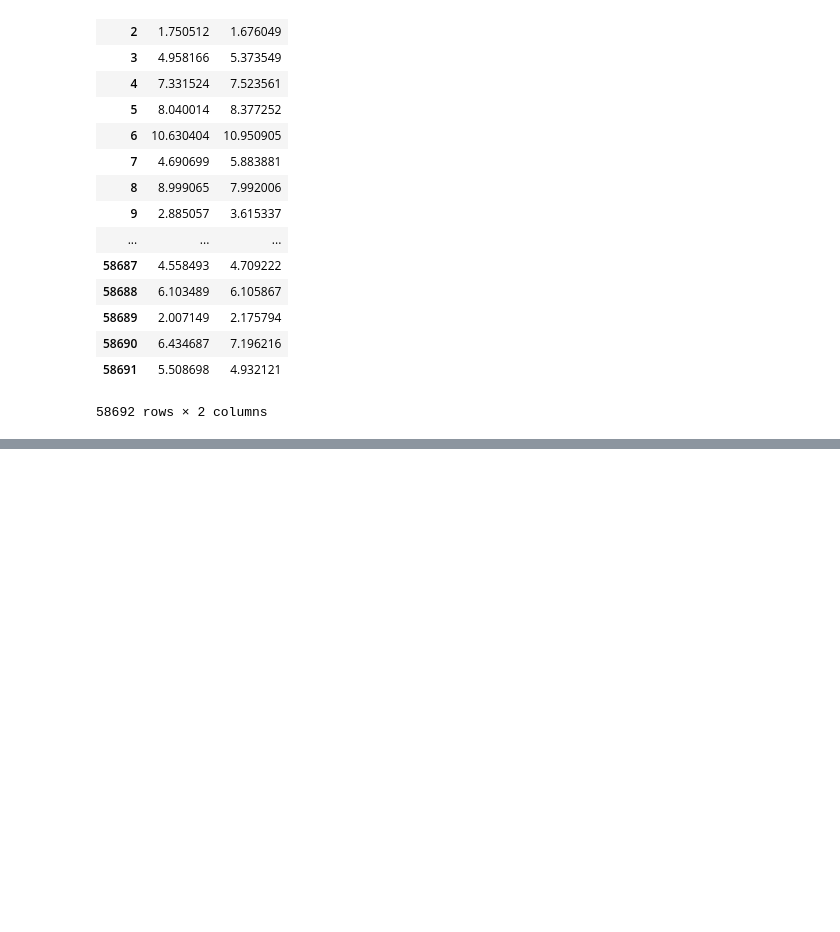
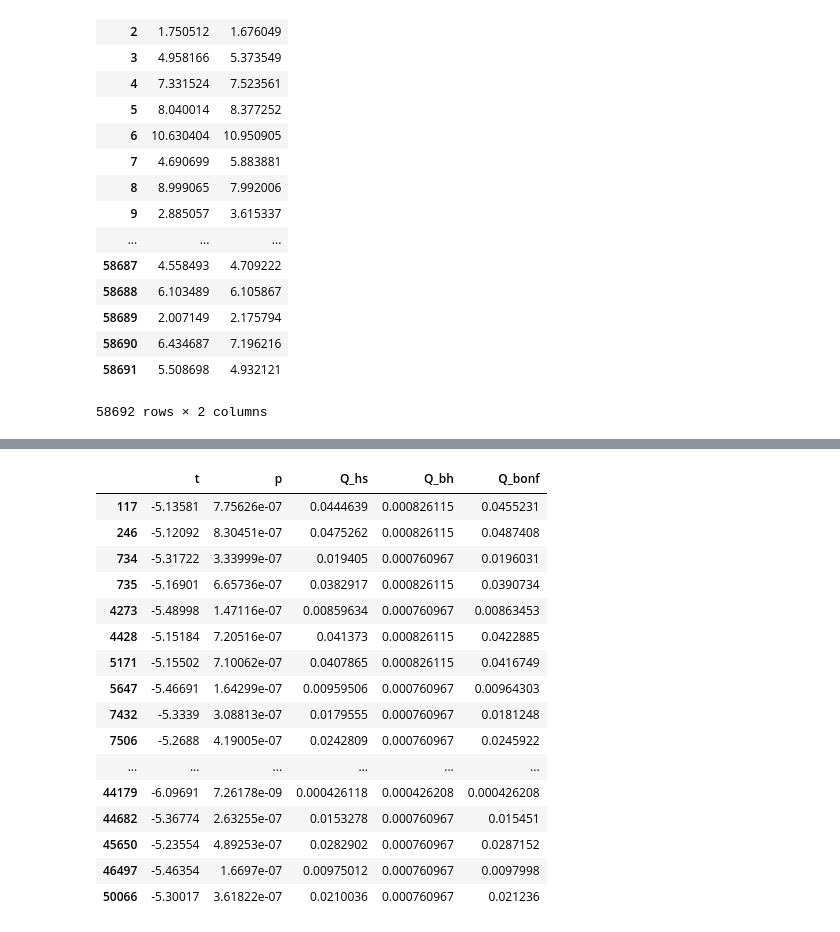
Before and after one commit to illdopejake/hack_projects, a Jupyter notebook: ABA_code.ipynb, the cells around one changed output, grey strips where cells are left out. Saved outputs shown, nothing was run; the diff lists cells and outputs as text; code cells hidden in the pictures; blank space fills up the shorter version.

```diff
--- a/ABA_code.ipynb
+++ b/ABA_code.ipynb
@@ -176,0 +325,4 @@ t1['1']
+# %%
+results = pandas.DataFrame(index = all_3.index, columns = ['t','p'])
+for i in all_3.index:
+    results.loc[i, ['t','p']] = stats.ttest_ind(all_1.loc[i], all_3.loc[i])
@@ -176,0 +348,24 @@ t1['1']
+# %%
+results.loc[:,'Q_hs'] = multipletests(results.p)[1]
+results.loc[:,'Q_bh'] = multipletests(results.p, method = 'fdr_bh')[1]
+results.loc[:,'Q_bonf'] = multipletests(results.p, method = 'bonferroni')[1]
+# %%
+results[results.Q_bonf<0.05]
+# %% [output]
+|  | t | p | Q_hs | Q_bh | Q_bonf |
+| 117 | -5.13581 | 7.75626e-07 | 0.0444639 | 0.000826115 | 0.0455231 |
+| 246 | -5.12092 | 8.30451e-07 | 0.0475262 | 0.000826115 | 0.0487408 |
+| 734 | -5.31722 | 3.33999e-07 | 0.019405 | 0.000760967 | 0.0196031 |
+| 735 | -5.16901 | 6.65736e-07 | 0.0382917 | 0.000826115 | 0.0390734 |
+| 4273 | -5.48998 | 1.47116e-07 | 0.00859634 | 0.000760967 | 0.00863453 |
+| 4428 | -5.15184 | 7.20516e-07 | 0.041373 | 0.000826115 | 0.0422885 |
+| 5171 | -5.15502 | 7.10062e-07 | 0.0407865 | 0.000826115 | 0.0416749 |
+| 5647 | -5.46691 | 1.64299e-07 | 0.00959506 | 0.000760967 | 0.00964303 |
+| 7432 | -5.3339 | 3.08813e-07 | 0.0179555 | 0.000760967 | 0.0181248 |
+| 7506 | -5.2688 | 4.19005e-07 | 0.0242809 | 0.000760967 | 0.0245922 |
+| ... | ... | ... | ... | ... | ... |
+| 44179 | -6.09691 | 7.26178e-09 | 0.000426118 | 0.000426208 | 0.000426208 |
+| 44682 | -5.36774 | 2.63255e-07 | 0.0153278 | 0.000760967 | 0.015451 |
+| 45650 | -5.23554 | 4.89253e-07 | 0.0282902 | 0.000760967 | 0.0287152 |
+| 46497 | -5.46354 | 1.6697e-07 | 0.00975012 | 0.000760967 | 0.0097998 |
+| 50066 | -5.30017 | 3.61822e-07 | 0.0210036 | 0.000760967 | 0.021236 |
```
Also changed, not shown: parts of 22 cells of this notebook.
